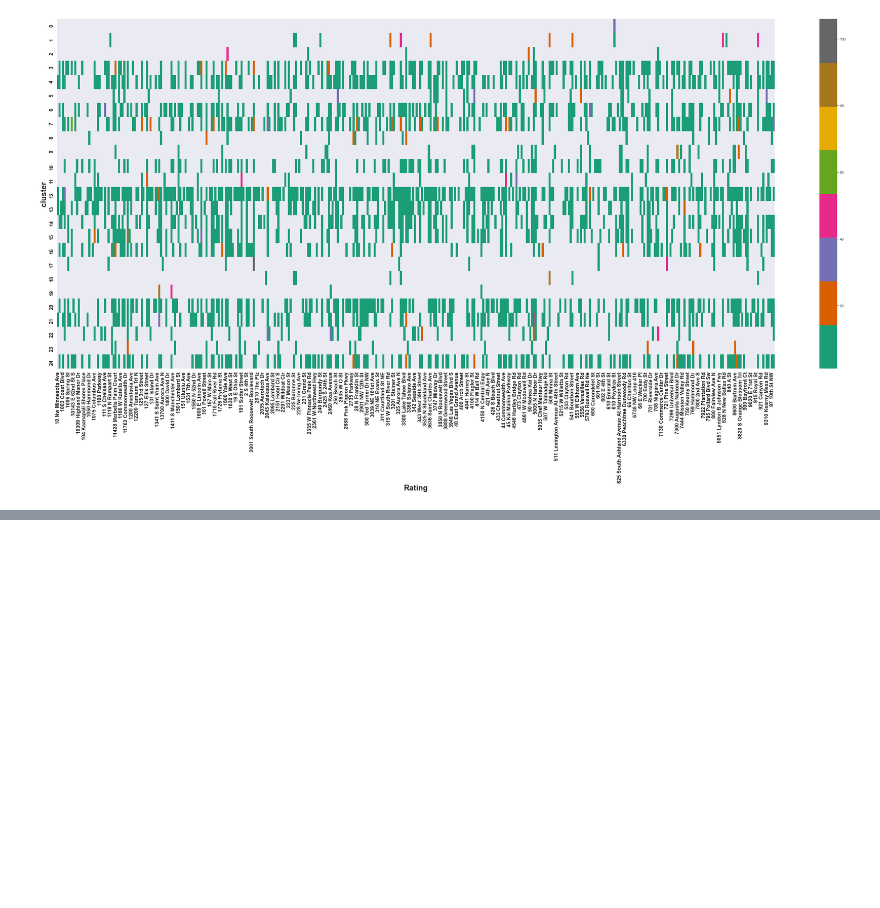
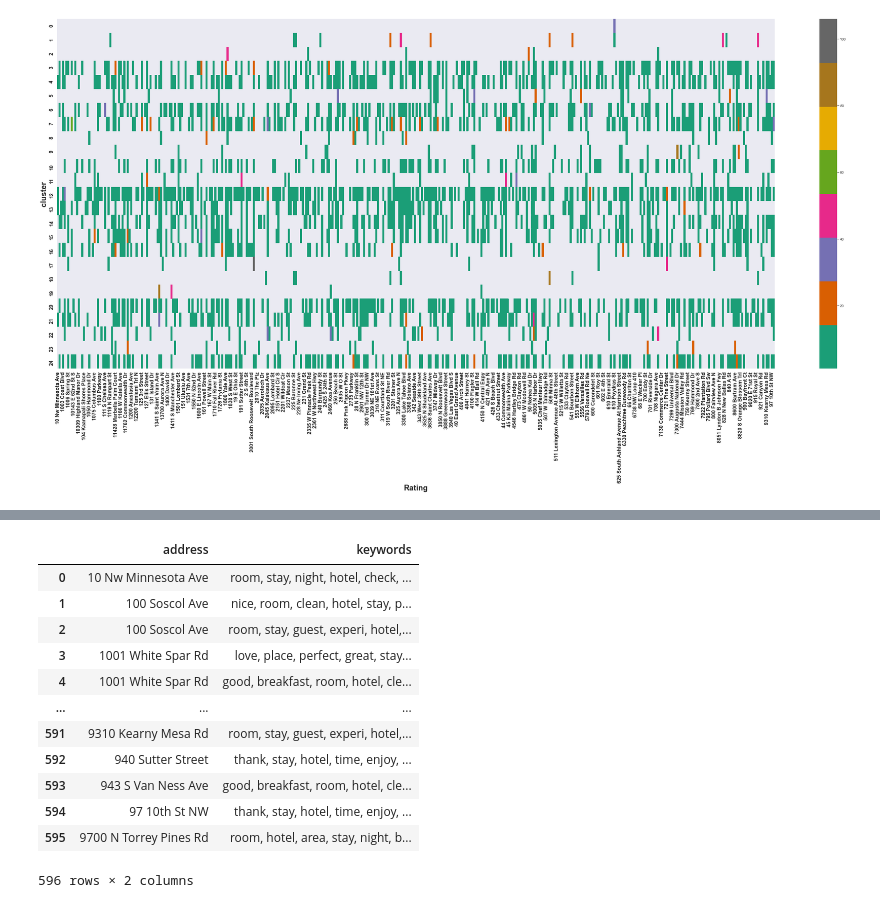
Before and after one commit to ShimsyV/Tripadvisor_review, a Jupyter notebook: Machine_learning_try1.ipynb, the cells around one changed output, grey strips where cells are left out. Saved outputs shown, nothing was run; the diff lists cells and outputs as text; code cells hidden in the pictures; blank space fills up the shorter version.

Commit message:
Machine Learning model completed, keywords list built

```diff
--- a/Machine_learning_try1.ipynb
+++ b/Machine_learning_try1.ipynb
@@ -286,0 +282,8 @@ df3.to_csv("thing.csv")
+# %%
+df3 = df3.reset_index(level=0)
+df3["city_and_state"] = df3["city_and_state"].apply(str)
+df3["address + count"] = df3["address"] + "_" + df3["city_and_state"]
+# %%
+df4 = df3.merge(df2, on=[('address + count')], how='inner')
+# %%
+df4 = df4.drop(columns=['city_and_state_x','address + count', 'address_y','city_and_state_y']).rename(columns={'address_x': 'address'})
@@ -286,0 +294,18 @@ df3.to_csv("thing.csv")
+# %%
+df4 = df4.rename(columns={'cluster': 'keywords'})
+# %%
+df4
+# %% [output]
+|  | address | keywords |
+| 0 | 10 Nw Minnesota Ave | room, stay, night, hotel, check, ... |
+| 1 | 100 Soscol Ave | nice, room, clean, hotel, stay, p... |
+| 2 | 100 Soscol Ave | room, stay, guest, experi, hotel,... |
+| 3 | 1001 White Spar Rd | love, place, perfect, great, stay... |
+| 4 | 1001 White Spar Rd | good, breakfast, room, hotel, cle... |
+| ... | ... | ... |
+| 591 | 9310 Kearny Mesa Rd | room, stay, guest, experi, hotel,... |
+| 592 | 940 Sutter Street | thank, stay, hotel, time, enjoy, ... |
+| 593 | 943 S Van Ness Ave | good, breakfast, room, hotel, cle... |
+| 594 | 97 10th St NW | thank, stay, hotel, time, enjoy, ... |
+| 595 | 9700 N Torrey Pines Rd | room, hotel, area, stay, night, b... |
+596 rows × 2 columns
```
Also changed, not shown: parts of 17 cells of this notebook, 1 other file.
